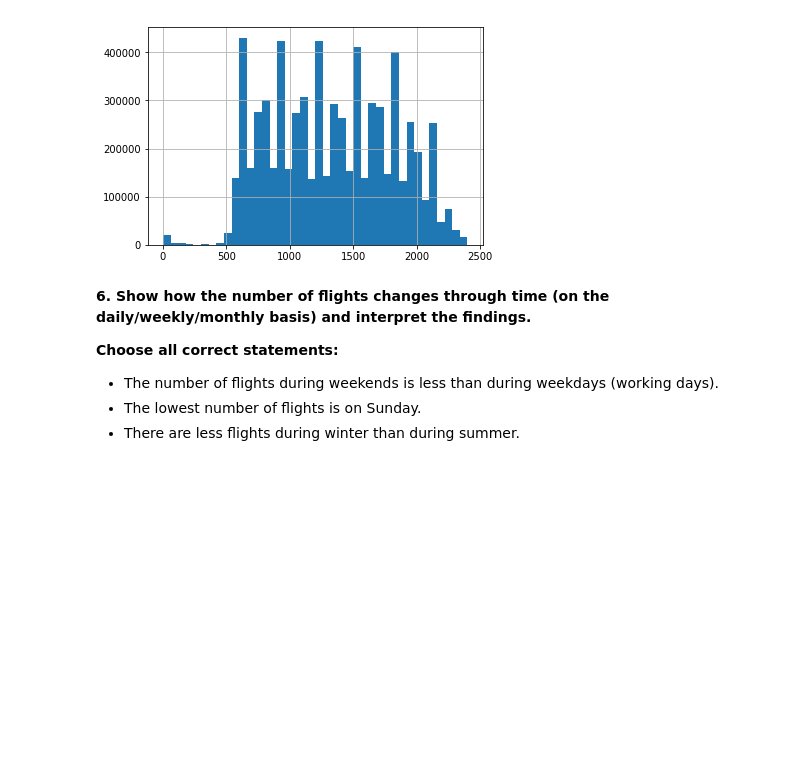
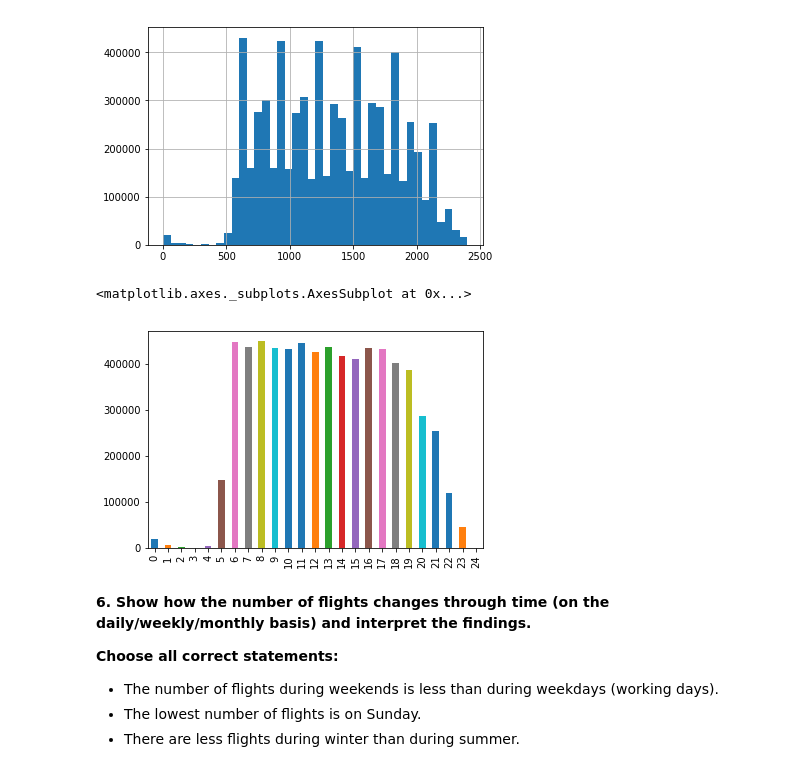
Before and after one commit to xiang578/machine-learning, a Jupyter notebook: mlcourse.ai/assignment/assignment2_USA_flights.ipynb, the cells around one changed output. Cells and saved outputs as stored; diff of their text form; code cells hidden in the pictures; blank space fills up the shorter version.

```diff
--- a/mlcourse.ai/assignment/assignment2_USA_flights.ipynb
+++ b/mlcourse.ai/assignment/assignment2_USA_flights.ipynb
@@ -363,6 +355,12 @@ df['DepTime'].hist(bins=40)
 # %% [output]
 <matplotlib.axes._subplots.AxesSubplot at 0x...>
 [figure]
+# %%
+dep_hour = (df['DepTime'].dropna()/100).astype('int')
+dep_hour.value_counts(sort=False).plot(kind='bar')
+# %% [output]
+<matplotlib.axes._subplots.AxesSubplot at 0x...>
+[figure, added]
 # %% [markdown]
 **6. Show how the number of flights changes through time (on the daily/weekly/monthly basis) and interpret the findings.**
 
```
Also changed, not shown: parts of 14 cells of this notebook.
